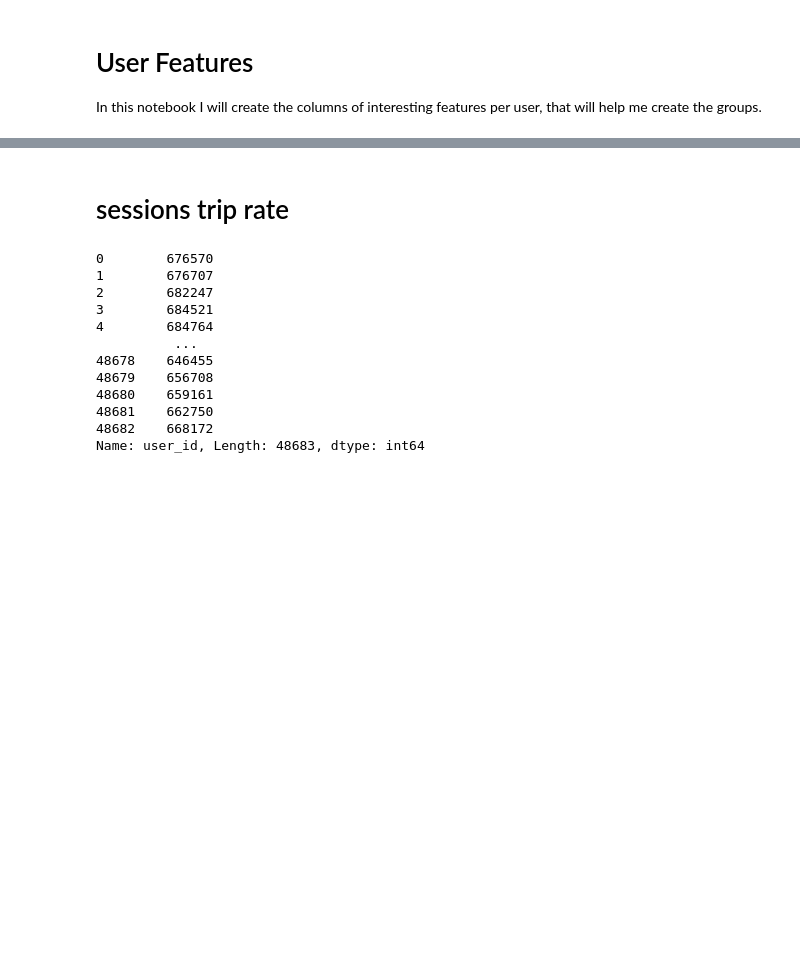
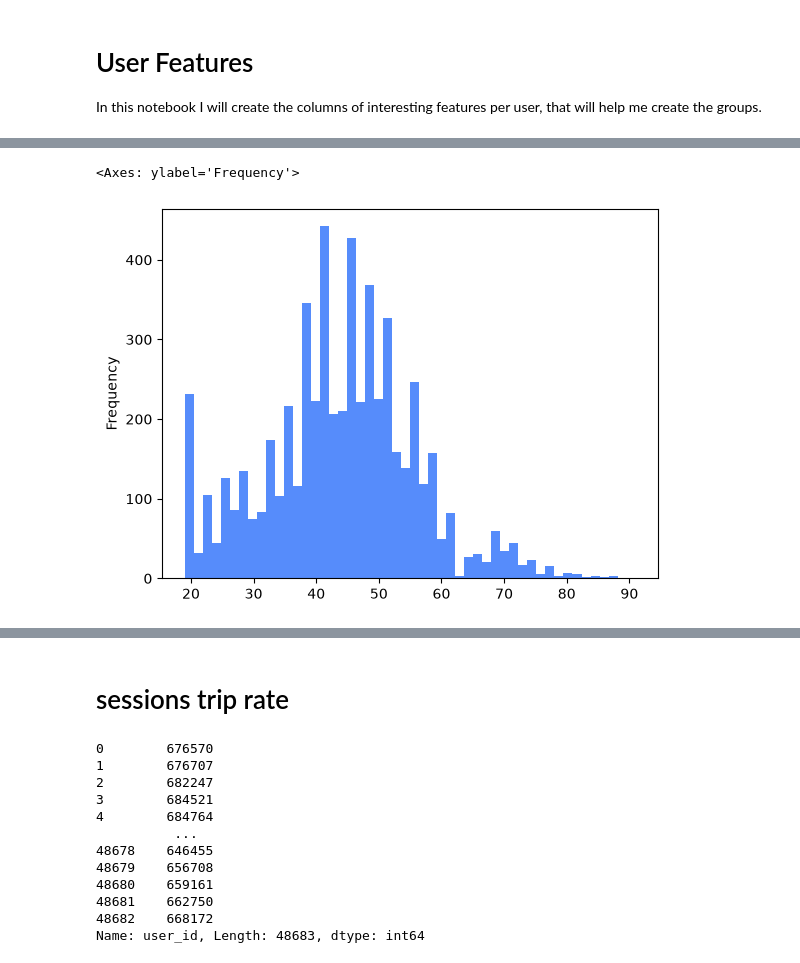
Before and after one commit to anuar-masterschool/TravelTideJul, a Jupyter notebook: user_features.ipynb, the cells around one changed output, grey strips where cells are left out. Drawn from its saved outputs; the diff is of its cells as text; code cells hidden in the pictures; blank space fills up the shorter version.

```diff
--- a/user_features.ipynb
+++ b/user_features.ipynb
@@ -5,0 +8,2 @@ import pandas as pd
+# %%
+users = pd.read_csv('data/preprocessed_data/users_preprocessed.csv')
@@ -5,0 +26,13 @@ import pandas as pd
+# %%
+
+def age_group(age):
+    if age < 35:
+        return "Age Group 18-35"
+    elif age <= 50:
+        return "Age Group 35-50"
+    elif age <= 65:
+        return "Age Group 50-65"
+    else:
+        return "Age Group 65+"
+# %%
+users["Age Group"] = users["Age"].apply(age_group)
@@ -5,0 +41,5 @@ import pandas as pd
+# %%
+users["Age"].plot(kind="hist", bins=50)
+# %% [output]
+<Axes: ylabel='Frequency'>
+[figure, added]
```
Also changed, not shown: parts of 30 cells of this notebook.
